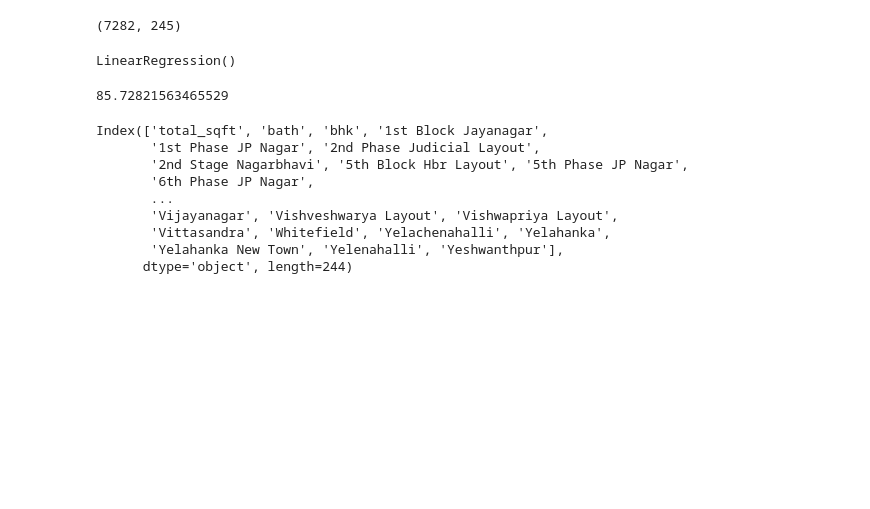
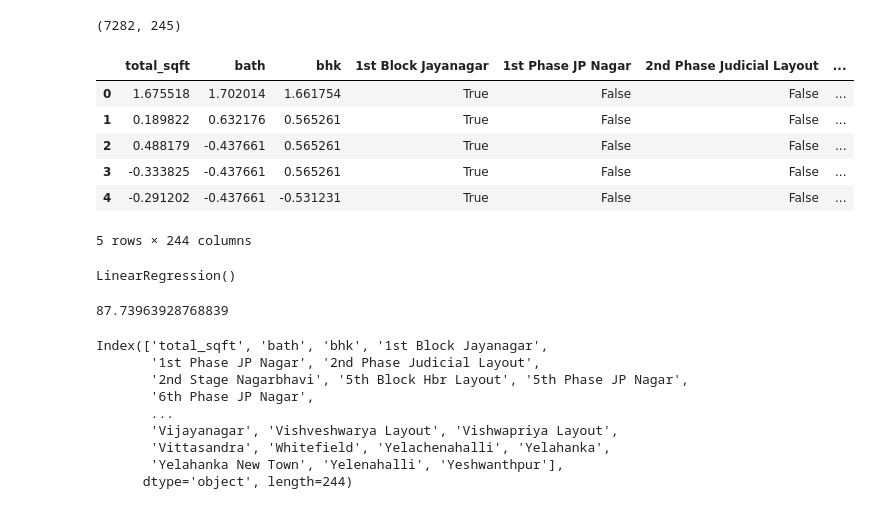
Before and after one commit to Its-Vikas-xd/Machine-Learning, a Jupyter notebook: Project/House Price Predictor/Real_Estate_price.ipynb, the cells around one changed output. Drawn from its saved outputs; the diff is of its cells as text; code cells hidden in the pictures; blank space fills up the shorter version.

```diff
--- a/Project/House Price Predictor/Real_Estate_price.ipynb
+++ b/Project/House Price Predictor/Real_Estate_price.ipynb
@@ -450,6 +450,21 @@ df7.shape
 # %%
 X = df7.drop('price',axis='columns')
 Y = df7.price
+# %%
+from sklearn.preprocessing import StandardScaler
+num_cols = ["total_sqft", "bath", "bhk"]
+st = StandardScaler()
+X[num_cols] = st.fit_transform(X[num_cols])
+# %%
+X.head()
+# %% [output]
+|  | total_sqft | bath | bhk | 1st Block Jayanagar | 1st Phase JP Nagar | 2nd Phase Judicial Layout | ... |
+| 0 | 1.675518 | 1.702014 | 1.661754 | True | False | False | ... |
+| 1 | 0.189822 | 0.632176 | 0.565261 | True | False | False | ... |
+| 2 | 0.488179 | -0.437661 | 0.565261 | True | False | False | ... |
+| 3 | -0.333825 | -0.437661 | 0.565261 | True | False | False | ... |
+| 4 | -0.291202 | -0.437661 | -0.531231 | True | False | False | ... |
+5 rows × 244 columns
 # %%
 from sklearn.model_selection import train_test_split
 
@@ -463,7 +497,7 @@ LinearRegression()
 # %%
 lr_clf.score(X_test,Y_test)*100
 # %% [output]
-85.72821563465529
+87.73963928768839
 # %%
 X.columns
 # %% [output]
```
Also changed, not shown: parts of 4 cells of this notebook, 3 other files.
